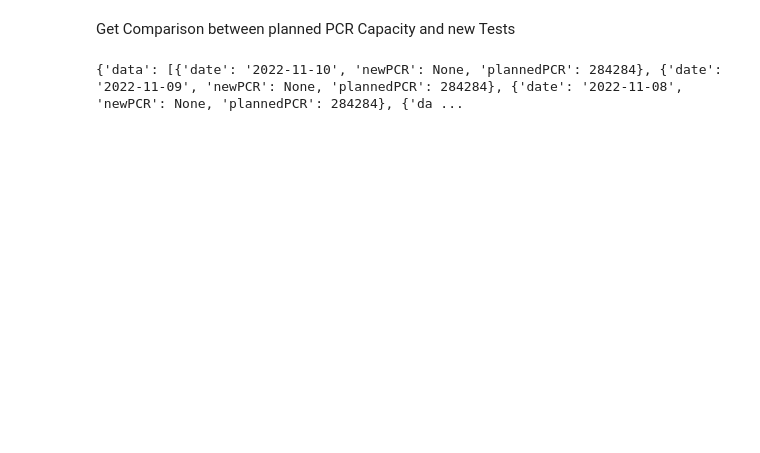
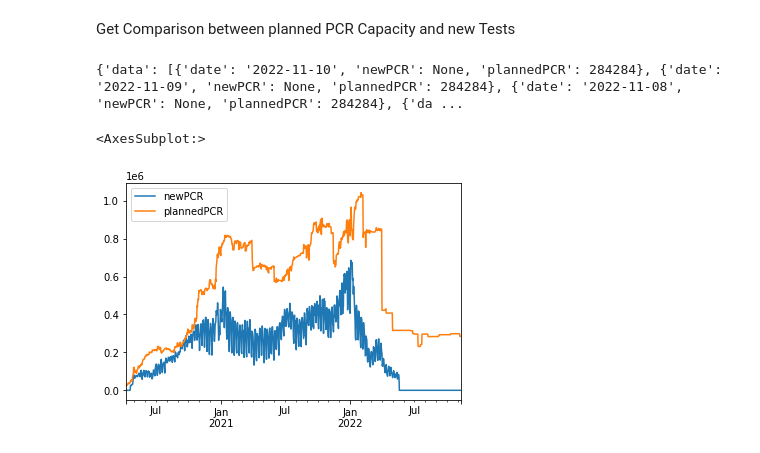
Before and after one commit to JanFromann/diy-covid19dash-main, a Jupyter notebook: data_experiments.ipynb, the cells around one changed output. Drawn from its saved outputs; the diff is of its cells as text; code cells hidden in the pictures; blank space fills up the shorter version.

```diff
--- a/data_experiments.ipynb
+++ b/data_experiments.ipynb
@@ -37,3 +37,63 @@ print(pcr_comp_data)
 # %%
 with open("pcr_comp.json", "wt") as OUTF:
     json.dump(pcr_comp_data, OUTF)
+# %%
+#plotting
+
+with open("pcr_comp.json", "rt") as INFILE:
+    pcr_data = json.load(INFILE)
+
+# gettin the data into a list
+pcr_data_list = pcr_data["data"]
+#print(pcr_data_list)
+
+#getting the dates
+pcr_dates = [dic["date"] for dic in pcr_data_list]
+
+pcr_dates.sort()
+#print(pcr_dates)
+
+
+#function to get the panda of a datestring
+def parse_date(datestring):
+    """ Convert a date string into a pandas datetime object """
+    return pd.to_datetime(datestring, format="%Y-%m-%d")
+
+
+#getting the start and end dates
+pcr_startdate = parse_date(pcr_dates[0])
+pcr_enddate = parse_date(pcr_dates[-1])
+#print (startdate, ' to ', enddate)
+
+# getting the index
+
+pcr_index = pd.date_range(pcr_startdate, pcr_enddate, freq='D')
+
+# getting the data into a dataframe
+
+pcr_comp_df = pd.DataFrame(index=pcr_index, columns=["newPCR", "plannedPCR"])
+#print(pcr_comp_df)
+
+# filling the the dataframe
+
+for entry in pcr_data_list:
+
+    date = parse_date(entry["date"])
+
+    for column in ["newPCR", "plannedPCR"]: # learning: make sure you have the same column name for the data frame and the list / json file
+
+        if pd.isna(pcr_comp_df.loc[date, column]):
+
+            value = float(entry[column]) if entry[column] !=None else 0.0
+
+            pcr_comp_df.loc[date, column] = value
+
+pcr_comp_df.fillna(0.0, inplace=True)
+
+#print(pcr_comp_df)
+
+
+pcr_comp_df.plot()
+# %% [output]
+<AxesSubplot:>
+[figure, added]
```
